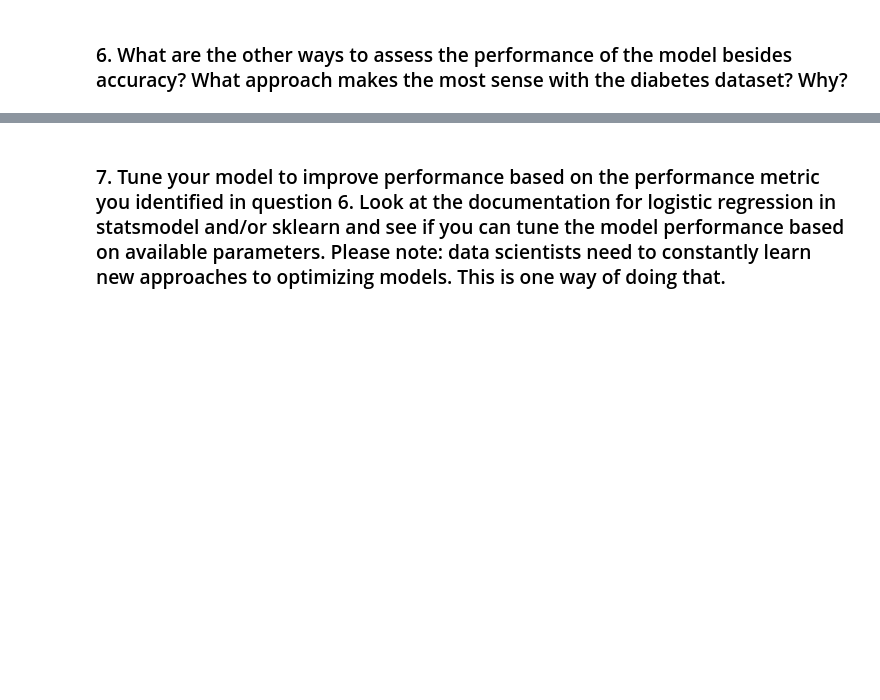
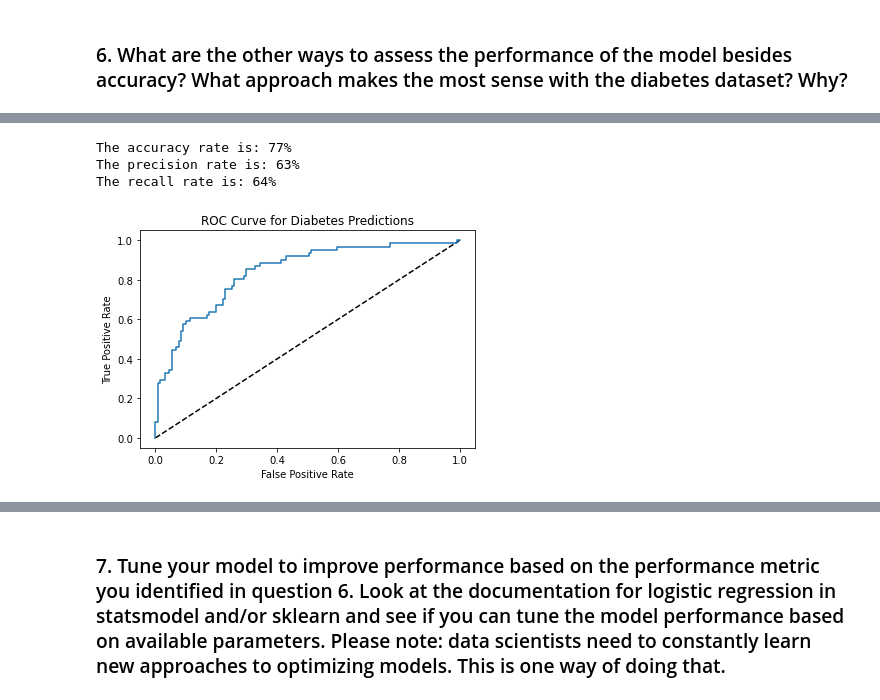
Before and after one commit to existentialplantperson/Week_14, a Jupyter notebook: WK14_Homework.ipynb, the cells around one changed output, grey strips where cells are left out. Drawn from its saved outputs; the diff is of its cells as text; code cells hidden in the pictures; blank space fills up the shorter version.

```diff
--- a/WK14_Homework.ipynb
+++ b/WK14_Homework.ipynb
@@ -600,0 +800,35 @@ y = df[['R_TEMP']]
+# %%
+#extract values from confusion matrix
+TP = matrix[1,1]
+TN = matrix[0,0]
+FP = matrix[0,1] #case is negative, predicted positive
+FN = matrix[1,0] #case is positive, predicted negative
+
+#calculate metrics
+accuracy = round(100*round((TP+TN)/(TP+TN+FP+FN),2))
+precision = round(100*round((TP)/(TP+FP),2))
+recall = round(100*round((TP)/(TP+FN),2))
+
+#print rounded percentages
+print('The accuracy rate is: {}%'.format(accuracy))
+print('The precision rate is: {}%'.format(precision))
+print('The recall rate is: {}%'.format(recall))
+# %% [output]
+The accuracy rate is: 77%
+The precision rate is: 63%
+The recall rate is: 64%
+# %%
+#returns array with two columns containing probabilities
+yd_pred_prob = logreg.predict_proba(Xd_test)[:,1]
+
+#unpacks three variables that can be plotted
+fpr,tpr,thresholds = roc_curve(yd_test, yd_pred_prob)
+
+plt.plot([0,1],[0,1],'k--')
+plt.plot(fpr,tpr,label='Logistic Regression')
+plt.xlabel('False Positive Rate')
+plt.ylabel('True Positive Rate')
+plt.title('ROC Curve for Diabetes Predictions')
+plt.show();
+# %% [output]
+[figure, added]
```
Also changed, not shown: parts of 35 cells of this notebook, 1 other file.
